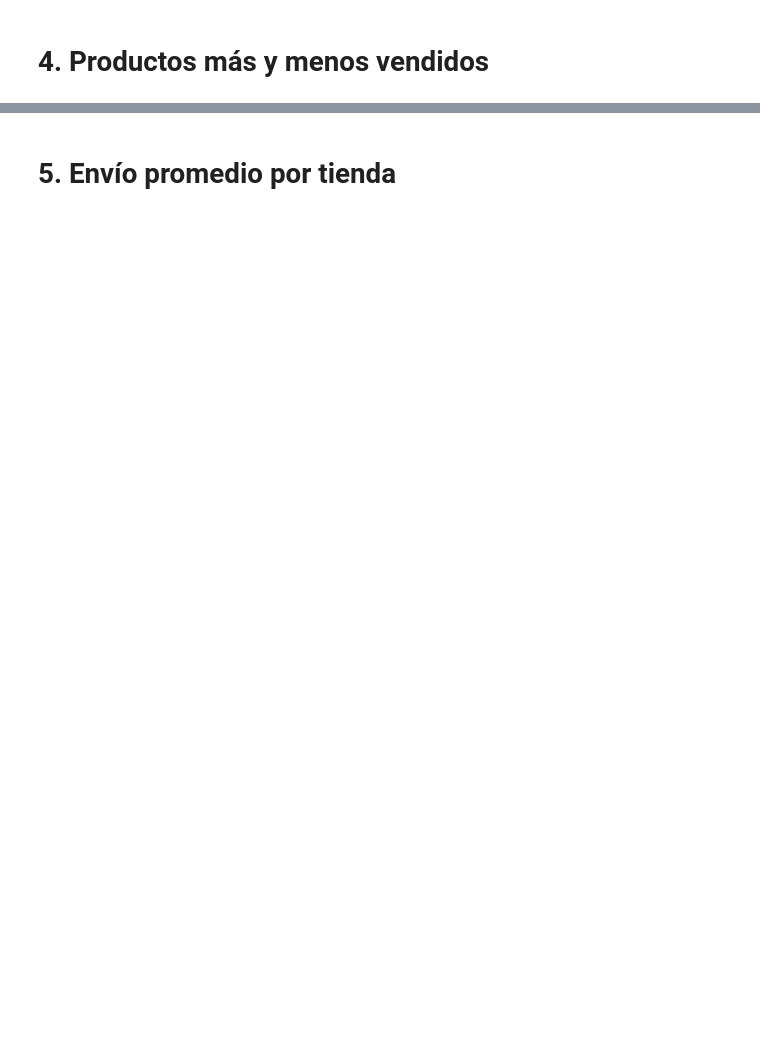
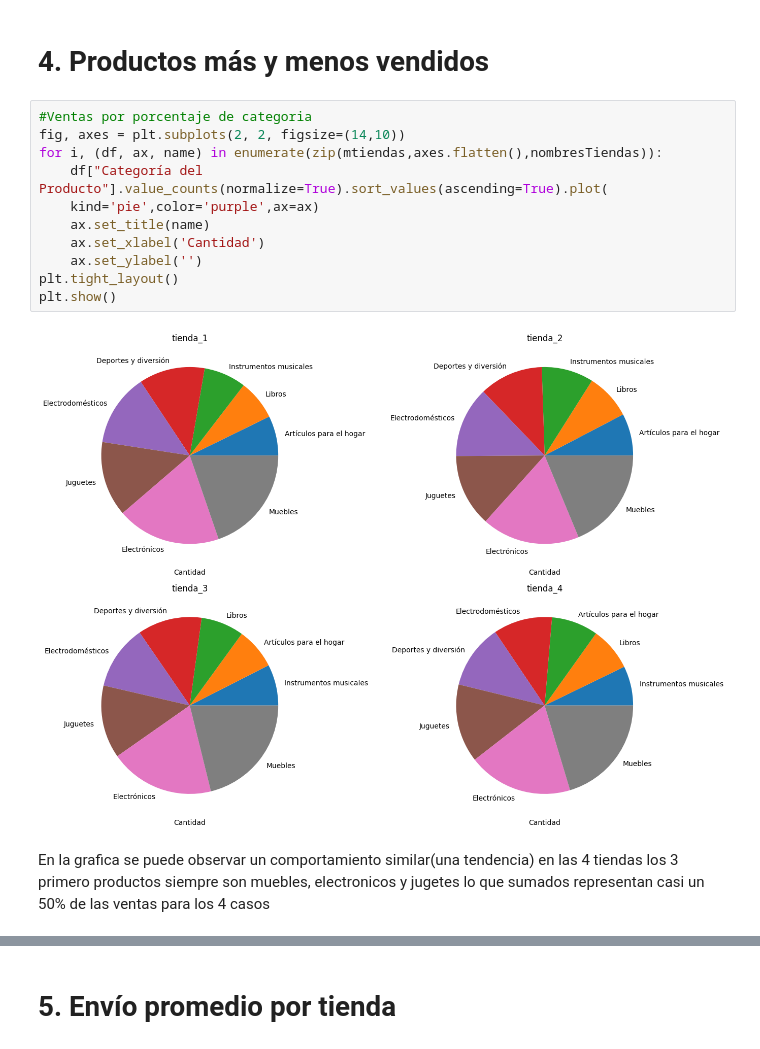
Before and after one commit to JCaceres-R/alura-store-data-analysis, a Jupyter notebook: AluraStoreLatam.ipynb, the cells around one changed output, grey strips where cells are left out. Cells and saved outputs as stored; diff of their text form; blank space fills up the shorter version.

```diff
--- a/AluraStoreLatam.ipynb
+++ b/AluraStoreLatam.ipynb
@@ -190,2 +233,17 @@ Procentaje del top 3 : 53.81679389312977
 # %% [markdown]
 # 4. Productos más y menos vendidos
+# %%
+#Ventas por porcentaje de categoria
+fig, axes = plt.subplots(2, 2, figsize=(14,10))
+for i, (df, ax, name) in enumerate(zip(mtiendas,axes.flatten(),nombresTiendas)):
+    df["Categoría del Producto"].value_counts(normalize=True).sort_values(ascending=True).plot(
+    kind='pie',color='purple',ax=ax)
+    ax.set_title(name)
+    ax.set_xlabel('Cantidad')
+    ax.set_ylabel('')
+plt.tight_layout()
+plt.show()
+# %% [output]
+[figure, added]
+# %% [markdown]
+En la grafica se puede observar un comportamiento similar(una tendencia) en las 4 tiendas los 3 primero productos siempre son muebles, electronicos y jugetes lo que sumados representan casi un 50% de las ventas para los 4 casos
```
Also changed, not shown: parts of 14 cells of this notebook.
